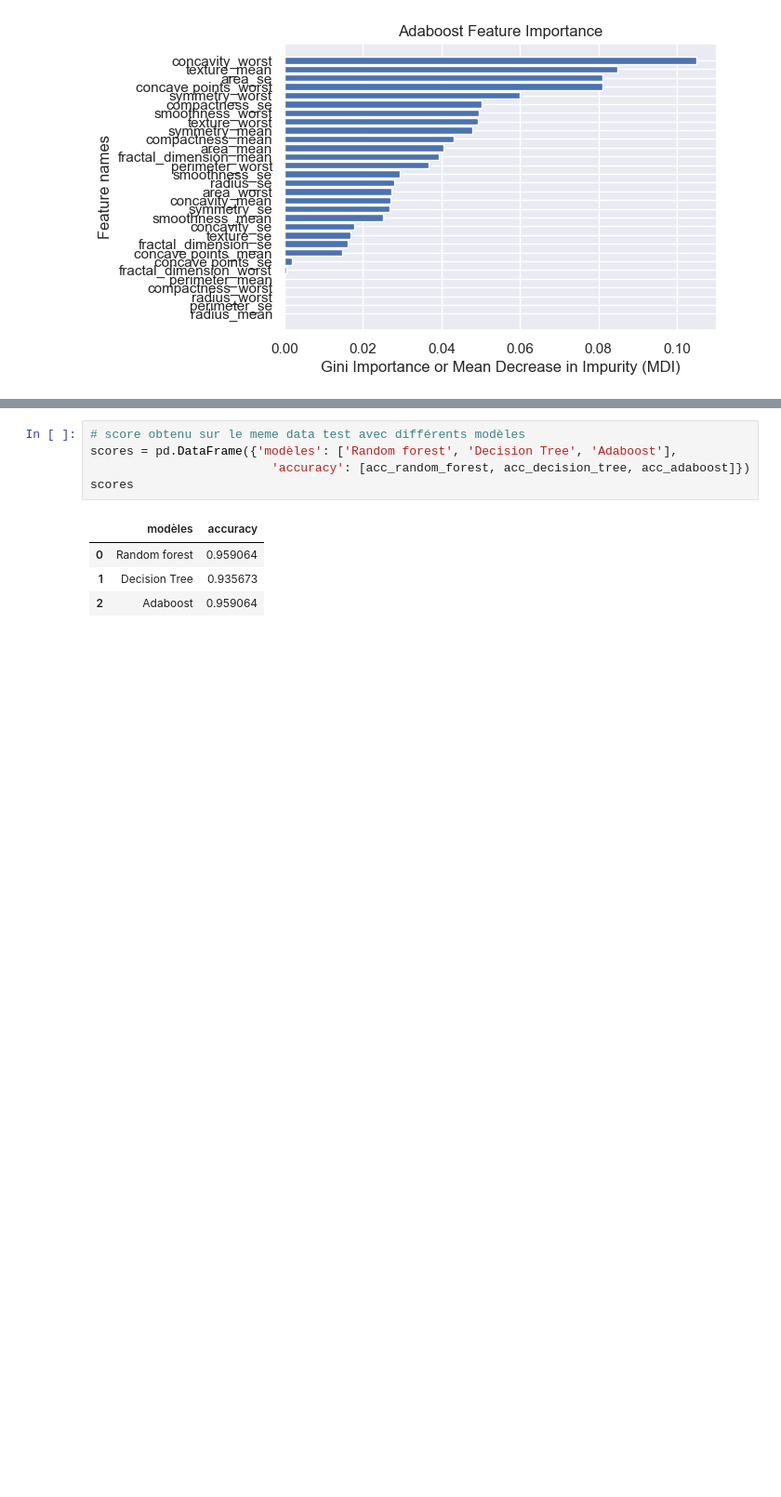
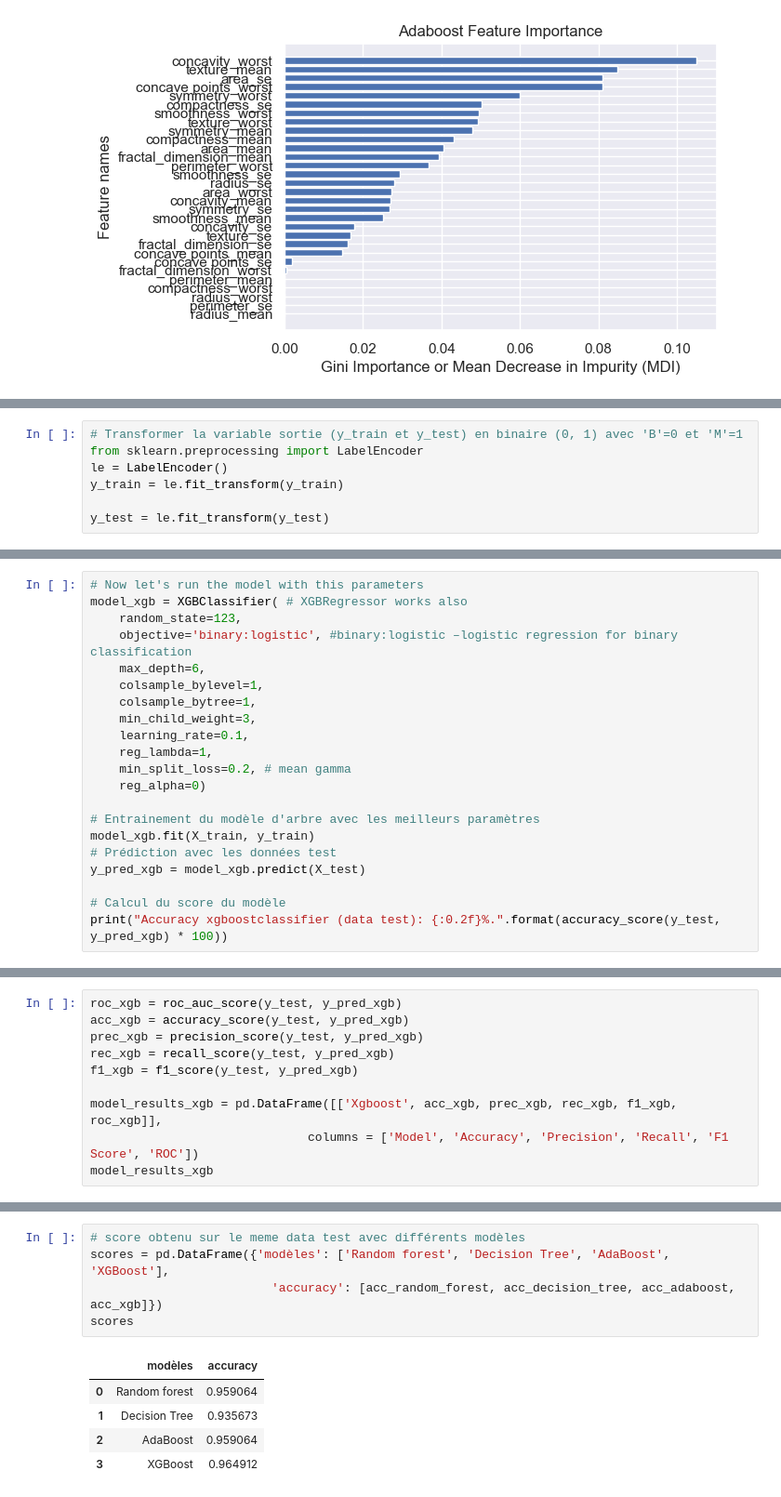
Before and after one commit to Abou29/Random-forest_predict-breast-cancer, a Jupyter notebook: breast_cancer.ipynb, the cells around one changed output, grey strips where cells are left out. Shown at 93% size. Drawn from its saved outputs; the diff is of its cells as text; blank space fills up the shorter version.

Commit message:
Breast cancer prediction
Ajout modèle XGBoost

```diff
--- a/breast_cancer.ipynb
+++ b/breast_cancer.ipynb
@@ -904,0 +952,7 @@ plt.show()
+# %%
+# Transformer la variable sortie (y_train et y_test) en binaire (0, 1) avec 'B'=0 et 'M'=1
+from sklearn.preprocessing import LabelEncoder
+le = LabelEncoder()
+y_train = le.fit_transform(y_train)
+
+y_test = le.fit_transform(y_test)
@@ -904,0 +997,21 @@ plt.show()
+# %%
+# Now let's run the model with this parameters
+model_xgb = XGBClassifier( # XGBRegressor works also
+    random_state=123,
+    objective='binary:logistic', #binary:logistic –logistic regression for binary classification
+    max_depth=6,
+    colsample_bylevel=1,
+    colsample_bytree=1,
+    min_child_weight=3,
+    learning_rate=0.1,
+    reg_lambda=1,
+    min_split_loss=0.2, # mean gamma
+    reg_alpha=0)
+
+# Entrainement du modèle d'arbre avec les meilleurs paramètres
+model_xgb.fit(X_train, y_train)
+# Prédiction avec les données test
+y_pred_xgb = model_xgb.predict(X_test)
+
+# Calcul du score du modèle
+print("Accuracy xgboostclassifier (data test): {:0.2f}%.".format(accuracy_score(y_test, y_pred_xgb) * 100))
@@ -904,0 +1020,10 @@ plt.show()
+# %%
+roc_xgb = roc_auc_score(y_test, y_pred_xgb)
+acc_xgb = accuracy_score(y_test, y_pred_xgb)
+prec_xgb = precision_score(y_test, y_pred_xgb)
+rec_xgb = recall_score(y_test, y_pred_xgb)
+f1_xgb = f1_score(y_test, y_pred_xgb)
+
+model_results_xgb = pd.DataFrame([['Xgboost', acc_xgb, prec_xgb, rec_xgb, f1_xgb, roc_xgb]],
+                              columns = ['Model', 'Accuracy', 'Precision', 'Recall', 'F1 Score', 'ROC'])
+model_results_xgb
@@ -907,10 +1117,11 @@ plt.show()
 # %%
 # score obtenu sur le meme data test avec différents modèles
-scores = pd.DataFrame({'modèles': ['Random forest', 'Decision Tree', 'Adaboost'],
-                         'accuracy': [acc_random_forest, acc_decision_tree, acc_adaboost]})
+scores = pd.DataFrame({'modèles': ['Random forest', 'Decision Tree', 'AdaBoost', 'XGBoost'],
+                         'accuracy': [acc_random_forest, acc_decision_tree, acc_adaboost, acc_xgb]})
 scores
 # %% [output]
 |  | modèles | accuracy |
 | 0 | Random forest | 0.959064 |
 | 1 | Decision Tree | 0.935673 |
-| 2 | Adaboost | 0.959064 |
+| 2 | AdaBoost | 0.959064 |
+| 3 | XGBoost | 0.964912 |
```
Also changed, not shown: parts of 22 cells of this notebook.
